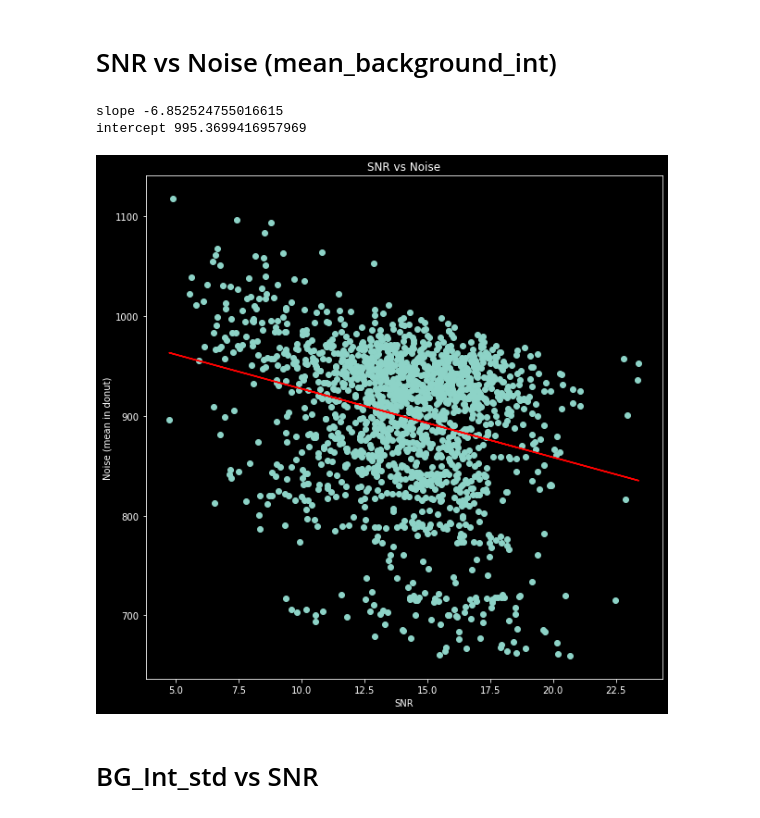
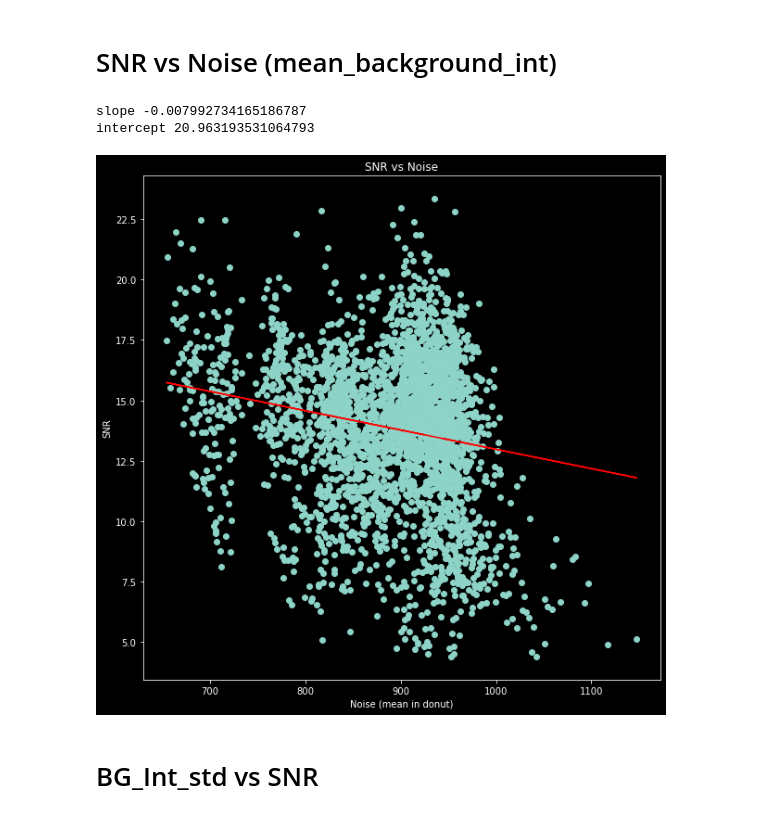
Before and after one commit to MunskyGroup/rsnaped, a Jupyter notebook: notebooks/Analysis_Real_Data/Analysis_translation_cells.ipynb, the cells around one changed output. Drawn from its saved outputs; the diff is of its cells as text; code cells hidden in the pictures.

```diff
--- a/notebooks/Analysis_Real_Data/Analysis_translation_cells.ipynb
+++ b/notebooks/Analysis_Real_Data/Analysis_translation_cells.ipynb
@@ -53,8 +53,8 @@ def folder_reader(folder):
     list_files_names.sort(key=lambda f: int(re.sub('\D', '', f)))  # sorting the index in numerical order
     path_files = [ str(folder.joinpath(f).resolve()) for f in list_files_names ] # creating the complete path for each file
     # Reading the microscopy data
-
-    list_videos = [imread(f)[0:40,:,:,:] for f in  path_files] # List with all the videos.
+    max_frames_to_read = 100
+    list_videos = [imread(f)[0:max_frames_to_read,:,:,:] for f in  path_files] # List with all the videos.
     num_videos = len(path_files) # the number of videos in the folder is the length of list_videos
     return path_files, list_files_names,list_videos, num_videos
 # %%
@@ -190,27 +194,27 @@ intercept 851.9961306503307
 # SNR vs Noise (mean_background_int)
 # %%
 if all_data == True:
-    x = df.SNR_red.values
-    y = df.background_int_mean_red.values
+    y = df.SNR_red.values
+    x = df.background_int_mean_red.values
 else:
-    x = df[df['frame'] ==sel_timepoint].SNR_red.values
-    y = df[df['frame'] ==sel_timepoint].background_int_mean_red.values
+    y = df[df['frame'] ==sel_timepoint].SNR_red.values
+    x = df[df['frame'] ==sel_timepoint].background_int_mean_red.values
 
 m, b = np.polyfit(x,y, 1)
 print('slope',m)
 print('intercept',b)
 
 plt.figure(figsize=(10,10))
 plt.scatter(x, y)
 plt.plot(x, m*x + b,'-r')
 plt.title('SNR vs Noise')
-plt.ylabel('Noise (mean in donut)')
-plt.xlabel('SNR')
+plt.xlabel('Noise (mean in donut)')
+plt.ylabel('SNR')
 plt.show()
 # %% [output]
-slope -6.852524755016615
-intercept 995.3699416957969
+slope -0.007992734165186787
+intercept 20.963193531064793
-[figure, old version]
+[figure, new version]
 # %% [markdown]
 # BG_Int_std vs SNR
 # %%
```
Also changed, not shown: parts of 7 cells of this notebook, 5 other files.
